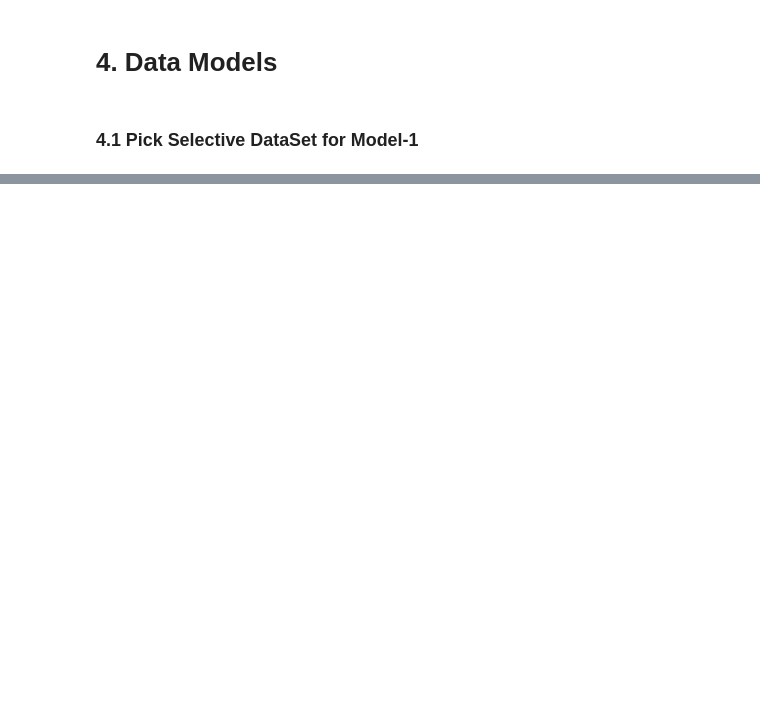
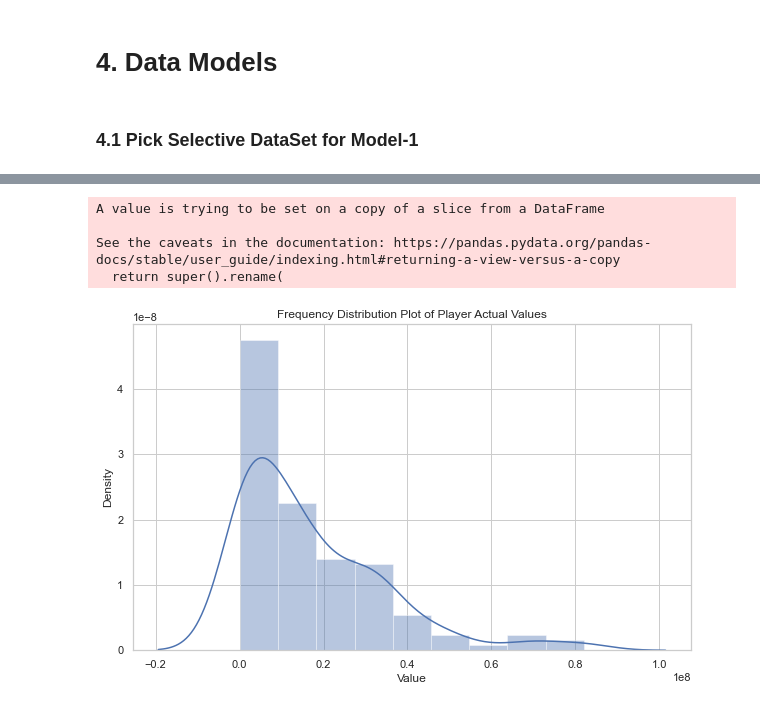
Before and after one commit to anubhavpar/Project_2, a Jupyter notebook: fbref.ipynb, the cells around one changed output, grey strips where cells are left out. Drawn from its saved outputs; the diff is of its cells as text; code cells hidden in the pictures; blank space fills up the shorter version.

Commit message:
code clean

```diff
--- a/fbref.ipynb
+++ b/fbref.ipynb
@@ -502,0 +588,2 @@ Players_Dataset[(Players_Dataset.Team == 'Chelsea')]
+# %%
+Players_Dataset_df_clean.replace(',','', regex=True, inplace=True)
@@ -502,0 +595,4 @@ Players_Dataset[(Players_Dataset.Team == 'Chelsea')]
+# %%
+cols_to_convert=['Age','MP','Starts','Min','Gls','Ast','PK','90s','PKatt','CrdY','CrdR','PGls','PAst','PG+A','PG-PK','PG+A-PK','Height','Weight']
+for col in cols_to_convert:
+    Players_Dataset_df_clean[col] = pd.to_numeric(Players_Dataset_df_clean[col])
@@ -502,0 +617,2 @@ Players_Dataset[(Players_Dataset.Team == 'Chelsea')]
+# %%
+Players_Dataset_df_clean.reset_index(inplace=True)
@@ -502,0 +621,7 @@ Players_Dataset[(Players_Dataset.Team == 'Chelsea')]
+# %%
+Players_Dataset_df_clean.rename(columns={'Valuation-2016': 'Value' ,'Valuation-2017': 'Target' }, inplace=True)
+# %% [output]
+A value is trying to be set on a copy of a slice from a DataFrame
+
+See the caveats in the documentation: https://pandas.pydata.org/pandas-docs/stable/user_guide/indexing.html#returning-a-view-versus-a-copy
+  return super().rename(
@@ -502,0 +671,9 @@ Players_Dataset[(Players_Dataset.Team == 'Chelsea')]
+# %%
+x = Players_Dataset_df_clean.Value
+sns.set(style="whitegrid")
+plt.figure(figsize=(10,6))
+sns.distplot(x).set_title('Frequency Distribution Plot of Player Actual Values')
+plt.savefig('boxplot.png', dpi=300, bbox_inches='tight')
+plt.show()
+# %% [output]
+[figure, added]
```
Also changed, not shown: parts of 168 cells of this notebook.
